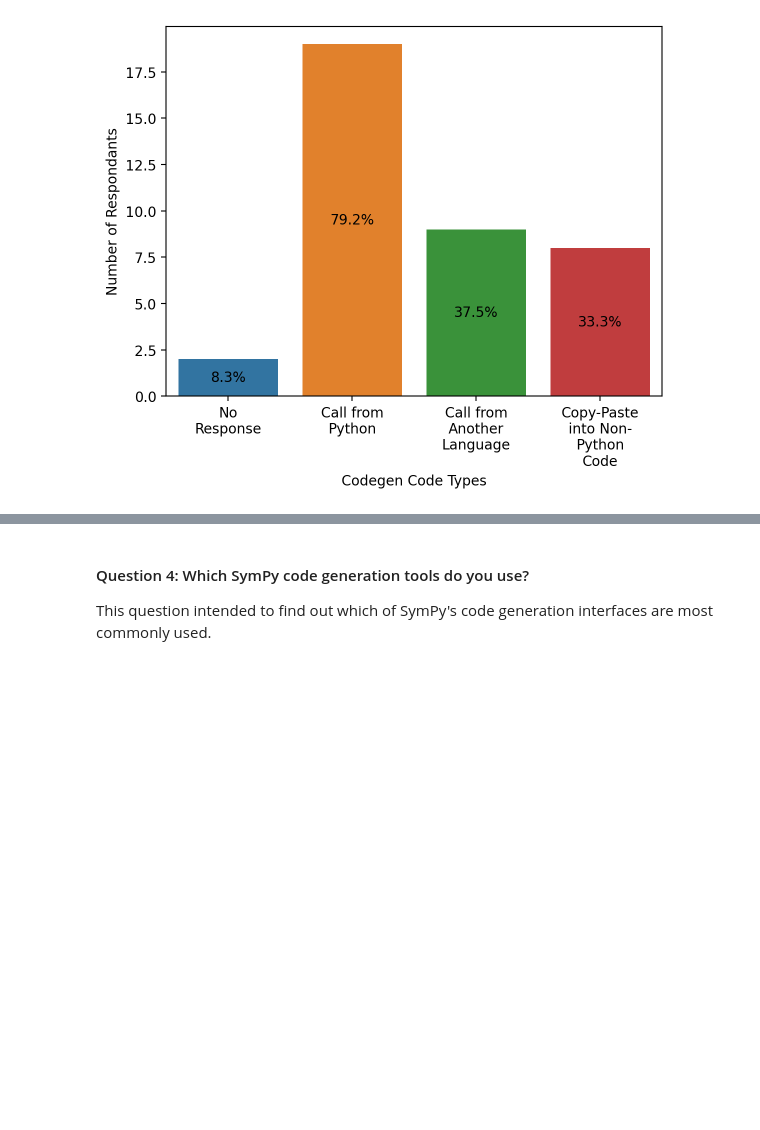
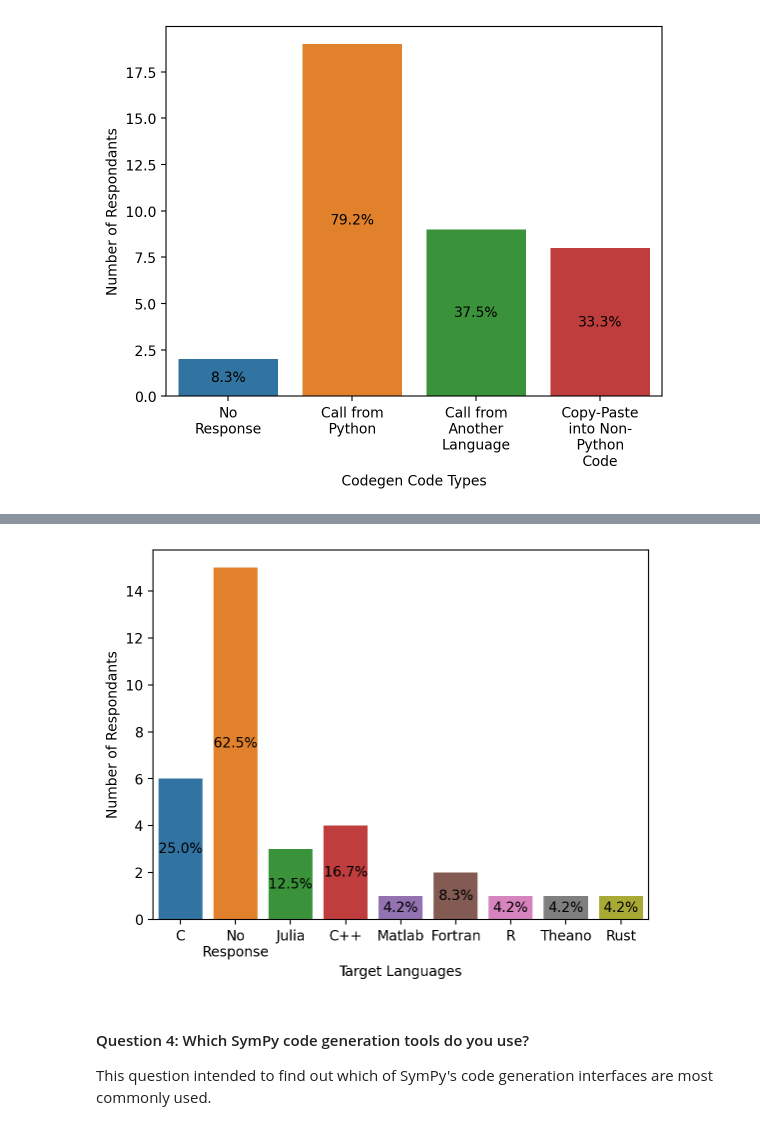
Before and after one commit to sympy/sympy-codegen-survey, a Jupyter notebook: analysis.ipynb, the cells around one changed output, grey strips where cells are left out. Cells and saved outputs as stored; diff of their text form; code cells hidden in the pictures; blank space fills up the shorter version.

Commit message:
Add write-up about target languages for Q3 responses

```diff
--- a/analysis.ipynb
+++ b/analysis.ipynb
@@ -220,3 +222,20 @@ A significant portion of respondants also stated that they use code generation f
+# %%
+target_language_counts = collections.Counter()
+for response in df[target_languages].fillna("No Response").astype("str"):
+    target_language_counts.update(response.split(","))
+
+target_language_df = pd.Series(target_language_counts, name="target language").to_frame()
+target_language_proportions = [f"{((users / number_responses) * 100):.1f}%"
+                                for users in target_language_df["target language"]]
+
+ax = sns.barplot(x=target_language_df.index, y=target_language_df["target language"])
+ax.bar_label(ax.containers[0], target_language_proportions, label_type='center')
+ax.set_xticklabels(list(target_language_counts.keys()))
+ax.set_xlabel("Target Languages")
+ax.set_ylabel("Number of Respondants")
+_ = ax.set_xticklabels(textwrap.fill(x.get_text(), 10) for x in ax.get_xticklabels())
+# %% [output]
+[figure, added]
 # %% [markdown]
 #### Question 4: Which SymPy code generation tools do you use?
 
```
Also changed, not shown: parts of 8 cells of this notebook.
